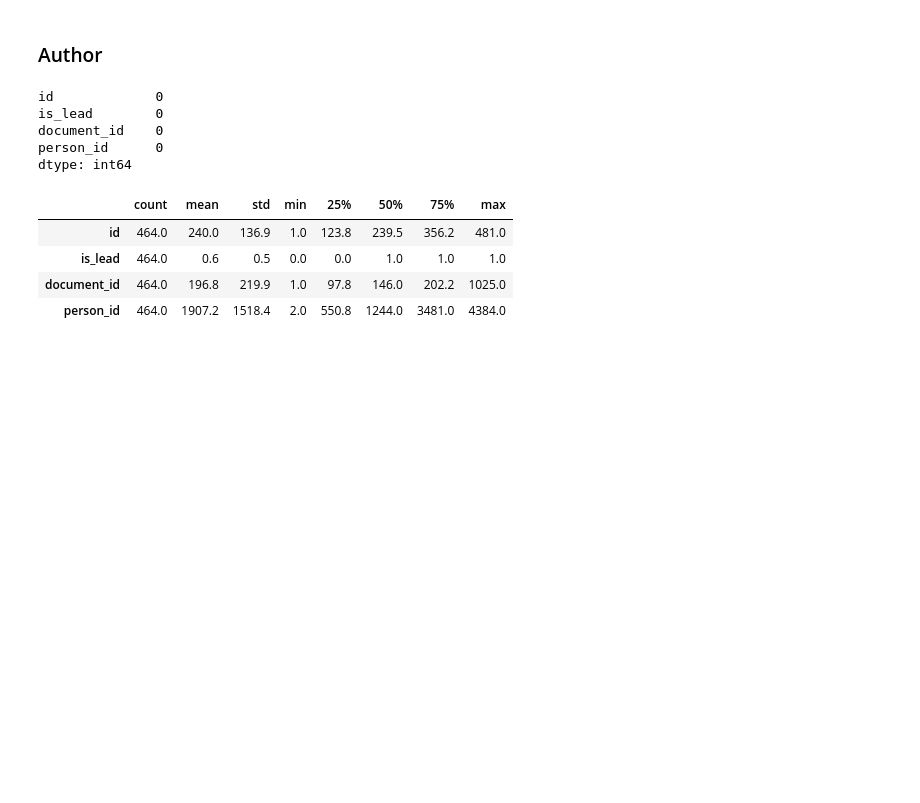
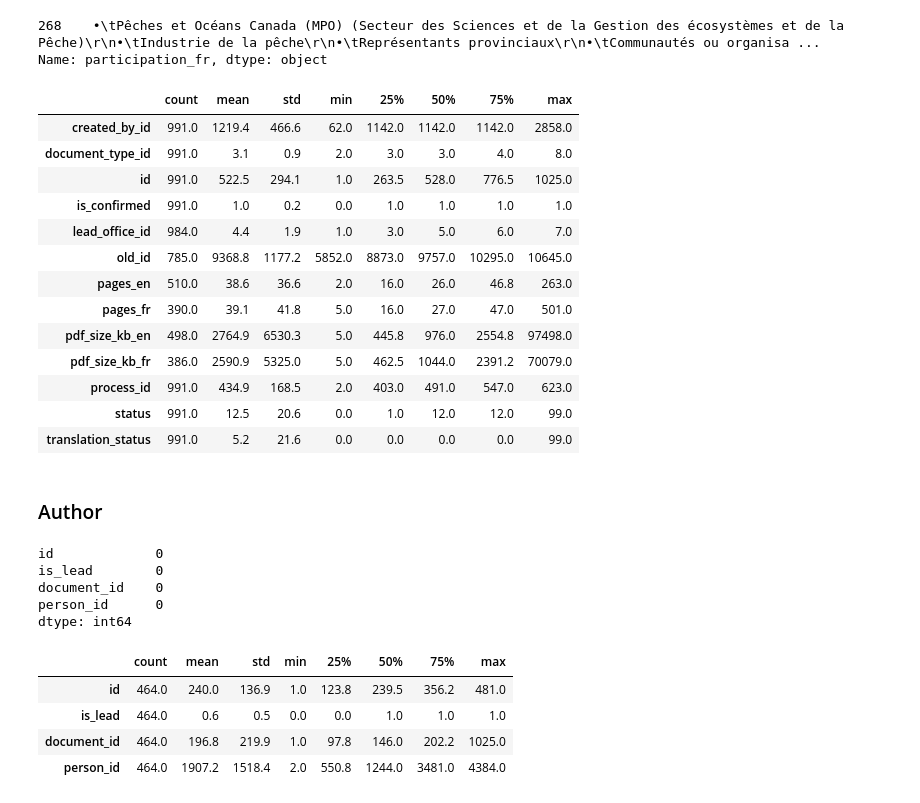
Before and after one commit to KevinCarr42/CSAS-Exploratory-Data-Analysis, a Jupyter notebook: CSAS EDA.ipynb, the cells around one changed output. Saved outputs shown, nothing was run; the diff lists cells and outputs as text; code cells hidden in the pictures; blank space fills up the shorter version.

```diff
--- a/CSAS EDA.ipynb
+++ b/CSAS EDA.ipynb
@@ -34,3 +104,27 @@ tor = pd.read_csv('..\csv\csas2_termsofreference.csv')
+# %%
+# participation, posting notification, submission date
+choices = ['Fisheries and Oceans Canada (DFO) Science', 'DFO Resource Management', 'Newfoundland and Labrador Department of Fisheries and Land Resources']
+tor.participation_fr.sample(1)
+# %% [output]
+268    •\tPêches et Océans Canada (MPO) (Secteur des Sciences et de la Gestion des écosystèmes et de la Pêche)\r\n•\tIndustrie de la pêche\r\n•\tReprésentants provinciaux\r\n•\tCommunautés ou organisa ...
+Name: participation_fr, dtype: object
+# %%
+document.describe().T.dropna().sort_values('count', ascending=False).head(13).sort_index()
+# %% [output]
+|  | count | mean | std | min | 25% | 50% | 75% | max |
+| created_by_id | 991.0 | 1219.4 | 466.6 | 62.0 | 1142.0 | 1142.0 | 1142.0 | 2858.0 |
+| document_type_id | 991.0 | 3.1 | 0.9 | 2.0 | 3.0 | 3.0 | 4.0 | 8.0 |
+| id | 991.0 | 522.5 | 294.1 | 1.0 | 263.5 | 528.0 | 776.5 | 1025.0 |
+| is_confirmed | 991.0 | 1.0 | 0.2 | 0.0 | 1.0 | 1.0 | 1.0 | 1.0 |
+| lead_office_id | 984.0 | 4.4 | 1.9 | 1.0 | 3.0 | 5.0 | 6.0 | 7.0 |
+| old_id | 785.0 | 9368.8 | 1177.2 | 5852.0 | 8873.0 | 9757.0 | 10295.0 | 10645.0 |
+| pages_en | 510.0 | 38.6 | 36.6 | 2.0 | 16.0 | 26.0 | 46.8 | 263.0 |
+| pages_fr | 390.0 | 39.1 | 41.8 | 5.0 | 16.0 | 27.0 | 47.0 | 501.0 |
+| pdf_size_kb_en | 498.0 | 2764.9 | 6530.3 | 5.0 | 445.8 | 976.0 | 2554.8 | 97498.0 |
+| pdf_size_kb_fr | 386.0 | 2590.9 | 5325.0 | 5.0 | 462.5 | 1044.0 | 2391.2 | 70079.0 |
+| process_id | 991.0 | 434.9 | 168.5 | 2.0 | 403.0 | 491.0 | 547.0 | 623.0 |
+| status | 991.0 | 12.5 | 20.6 | 0.0 | 1.0 | 12.0 | 12.0 | 99.0 |
+| translation_status | 991.0 | 5.2 | 21.6 | 0.0 | 0.0 | 0.0 | 0.0 | 99.0 |
 # %% [markdown]
 ### Author
 # %%
```
Also changed, not shown: parts of 5 cells of this notebook.
